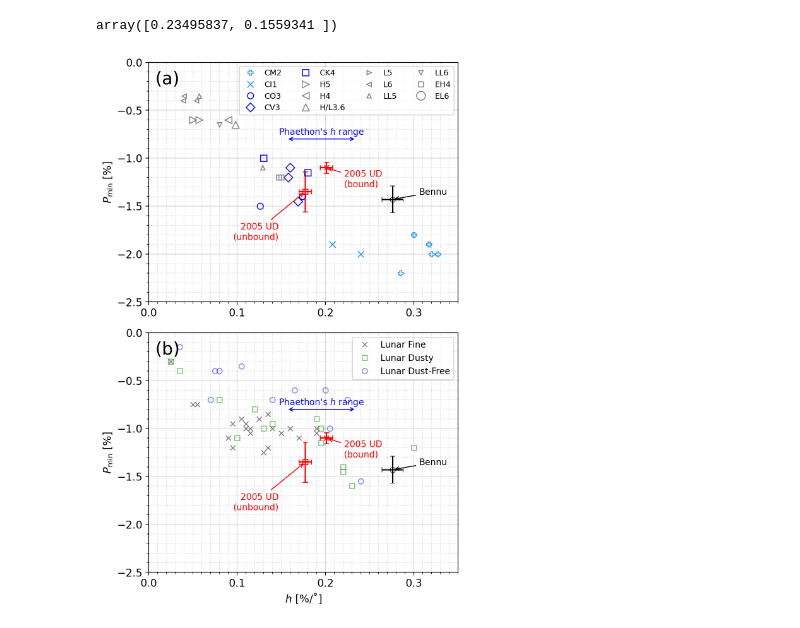
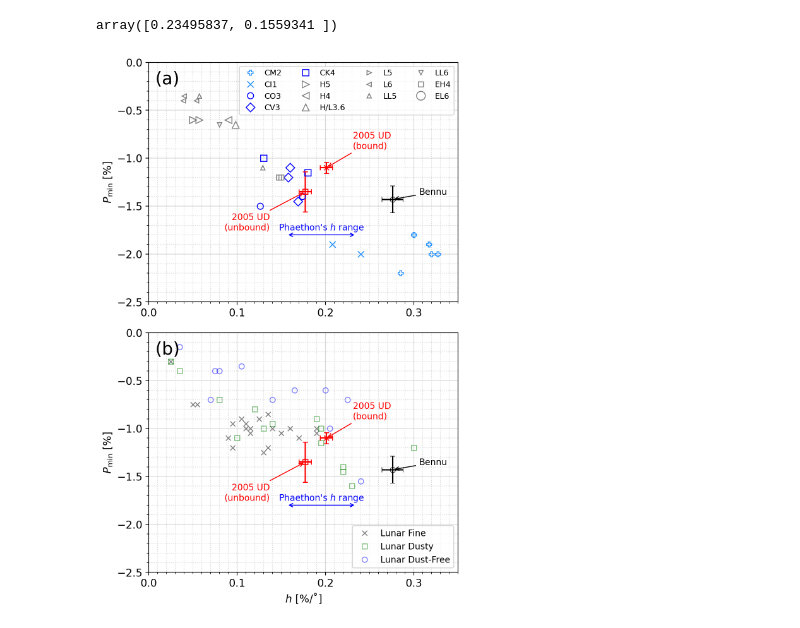
Before and after one commit to ysBach/IshiguroM_etal_155140_2005UD, a Jupyter notebook: polarimetry/Comparison_with_others.ipynb, the cells around one changed output. Saved outputs shown, nothing was run; the diff lists cells and outputs as text; code cells hidden in the pictures.

Commit message:
update figures

```diff
--- a/polarimetry/Comparison_with_others.ipynb
+++ b/polarimetry/Comparison_with_others.ipynb
@@ -216,13 +216,13 @@ for i, ax in enumerate([axm, axl]):
     ax.annotate(
         "2005 UD\n(bound)",
         xy=(uddata[xval][0], uddata[yval][0]),
-        xytext=(uddata[xval][0] + 0.02, uddata[yval][0] - 0.2),
+        xytext=(uddata[xval][0] + 0.03, uddata[yval][0] + 0.2),
         **annotkw1,
     )
     ax.annotate(
         "2005 UD\n(unbound)",
         xy=(uddata[xval][1], uddata[yval][1]),
-        xytext=(uddata[xval][1] - 0.03, uddata[yval][1] - 0.5),
+        xytext=(uddata[xval][1] - 0.04, uddata[yval][1] - 0.4),
         **annotkw1,
         horizontalalignment='right'
     )
@@ -234,36 +234,36 @@ for i, ax in enumerate([axm, axl]):
     )
     ax.annotate(
         '',
-        xy=(min(h_phae), -0.8),
-        xytext=(max(h_phae), -0.8),
+        xy=(min(h_phae), -1.8),
+        xytext=(max(h_phae), -1.8),
         color='b', fontsize=10, xycoords='data',
         arrowprops=dict(arrowstyle="<->", color='b')
     )
     ax.annotate(
         "Phaethon's $h$ range",
-        xy=(np.mean(h_phae), -0.8),
+        xy=(np.mean(h_phae), -1.8),
         horizontalalignment='center',
         xytext=(0, 5),
         color='b', fontsize=10, xycoords='data',
         textcoords='offset points',
 #         arrowprops=dict(arrowstyle="", color='b')
     )
     ax.text(0.02, 0.91, abc[i], transform=ax.transAxes, fontsize=20)
 
 axm.legend(loc=1, ncol=4, fontsize=9)
-axl.legend(loc=1, ncol=1, fontsize=10)
+axl.legend(loc=4, ncol=1, fontsize=10)
 # axm.legend(bbox_to_anchor=(1, 1), fontsize=10)
 # axl.legend(bbox_to_anchor=(1, 1), fontsize=10)
 
 axm.set(ylabel=r"$P_\mathrm{min}$ [%]", ylim=(-2.5, 0), xlim=(0, 0.35))
 axl.set(ylabel=r"$P_\mathrm{min}$ [%]", xlabel=r"$h$ [%/˚]", xlim=(0, 0.35))
 
 yvu.linticker([axm, axl], xmajlockws=0.1, xminlockws=0.01, ymajlockws=0.5, yminlockws=0.1)
 
 plt.tight_layout()
 fig.align_ylabels(axs)
 fig.align_xlabels(axs)
 plt.savefig(FIGDIR/"h-Pmin.pdf")
 plt.show()
 # %% [output]
-[figure, old version]
+[figure, new version]
```
Also changed, not shown: 2 other files.
